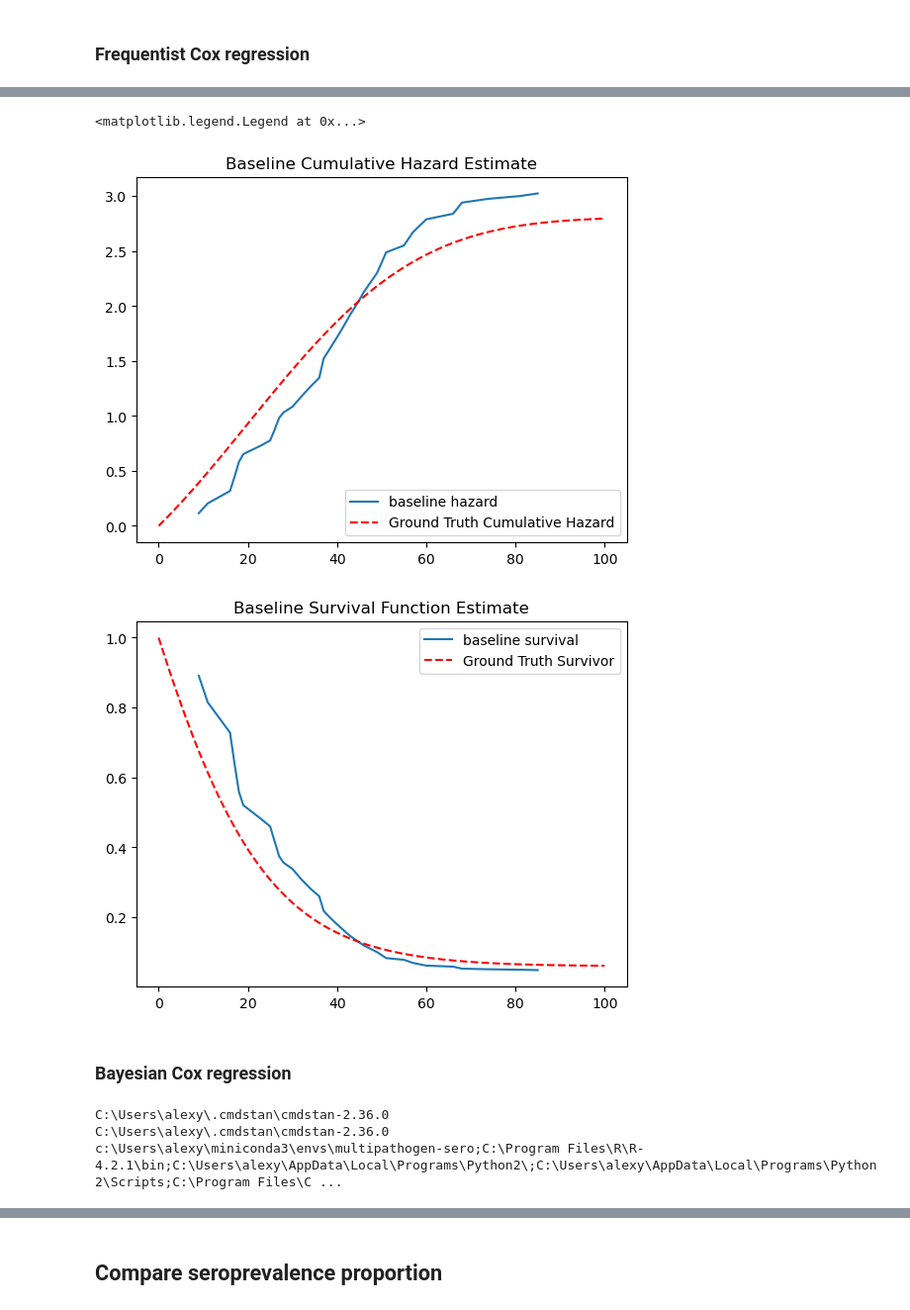
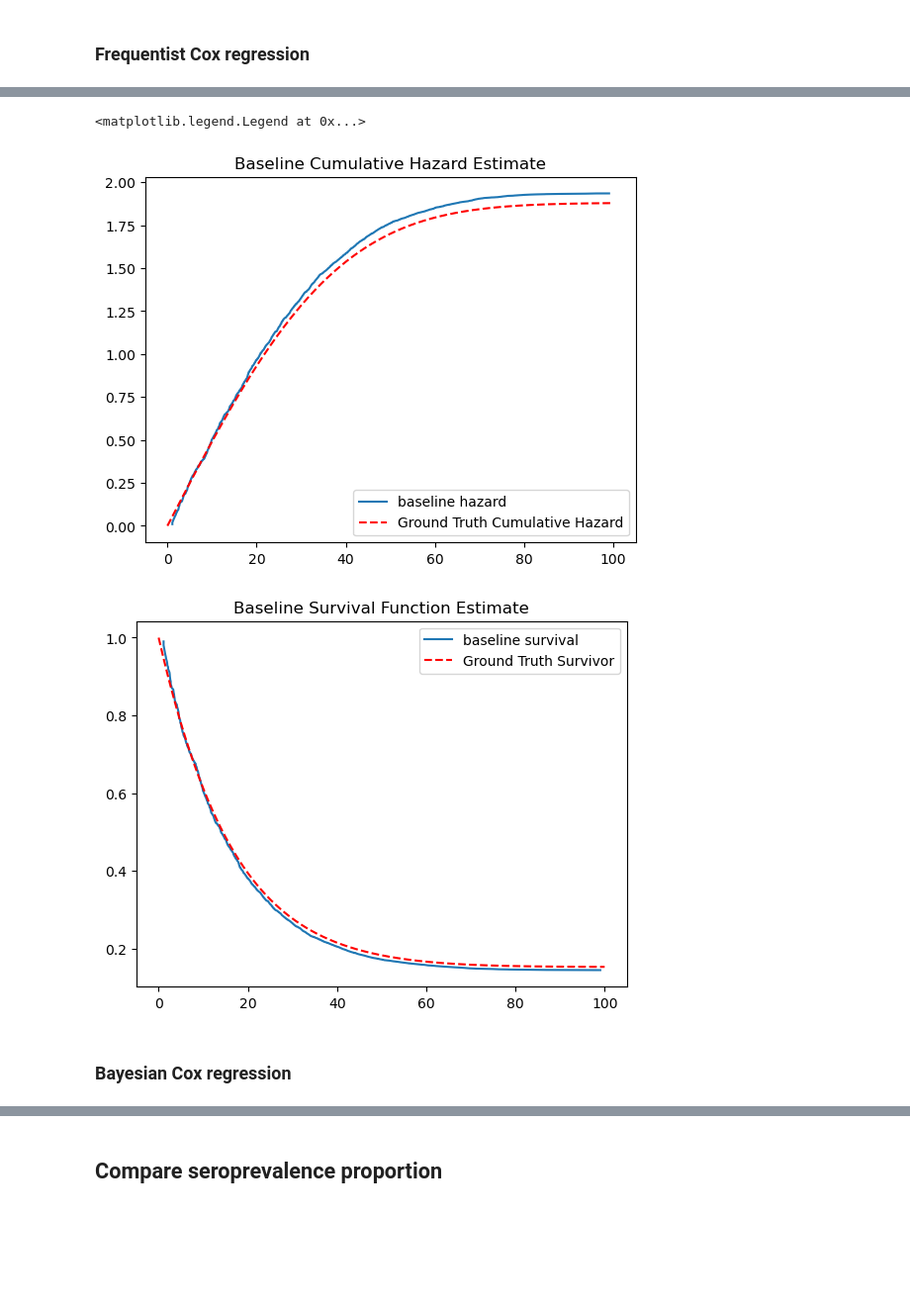
Before and after one commit to aleggs0/multipathogen-sero, a Jupyter notebook: notebooks/simulate_varying_foi.ipynb, the cells around one changed output, grey strips where cells are left out. Shown at 99% size. Saved outputs shown, nothing was run; the diff lists cells and outputs as text; code cells hidden in the pictures; blank space fills up the shorter version.

Commit message:
add seroreversion and mordor analysis

```diff
--- a/notebooks/simulate_varying_foi.ipynb
+++ b/notebooks/simulate_varying_foi.ipynb
@@ -29,7 +33,7 @@ from multipathogen_sero.config import PROJ_ROOT, STAN_DIR
 # Simulation
 ## Simulation parameters
 # %%
-n_people = 1000 #number of individuals n
+n_people = 10000 #number of individuals n
 np.random.seed(42)  # For reproducibility
 birth_times = np.random.uniform(0, 100, size=n_people)  # Random birth times for individuals
 n_pathogens=12 #number of pathogens K
@@ -90,9 +94,8 @@ from scipy.sparse.csgraph import connected_components
 np.random.seed(42)  # For reproducibility
 interaction_indicator = np.random.binomial(1, 0.1, size=(n_pathogens, n_pathogens))
 interaction_indicator[np.arange(n_pathogens), np.arange(n_pathogens)] = 0
-interaction_mat = np.exp(
-    np.random.normal(0, 1, size=(n_pathogens, n_pathogens)) * interaction_indicator
-)
+beta_mat = np.random.normal(0, 1, size=(n_pathogens, n_pathogens)) * interaction_indicator
+interaction_mat = np.exp(beta_mat)
 #plot the interaction matrix as a heatmap
 plt.imshow(np.log(interaction_mat), cmap='viridis', aspect='auto')
 plt.ylabel('Pathogen (seropositive)')
@@ -179,0 +145,14 @@ survey_df_long_discrete = simulation_to_survey_long(
+# %%
+start = time.time()
+simulate_infections_seroreversion_df = simulate_infections_seroreversion(
+    n_people,
+    n_pathogens,
+    foi_list,
+    interaction_mat=interaction_mat,
+    seroreversion_rates=None,
+    birth_times=birth_times,
+    end_times=t_max,
+    max_fois=None,
+    random_seed=42
+)
+print(f"simulate_infections_seroreversion took {time.time() - start:.3f} seconds")
@@ -188,11 +169,13 @@ Warning: using the discrete simulation, there are tied times, but my implementat
 
 ### Making the dataframe
 # %%
-method_to_validate = 'discrete'
+method_to_validate = 'seroreversion'
 if method_to_validate == 'survivor':
     simulation_to_validate = simulate_infections_df_survivor
 elif method_to_validate == 'discrete':
     simulation_to_validate = simulate_infections_df_discrete
+elif method_to_validate == 'seroreversion':
+    simulation_to_validate = simulate_infections_seroreversion_df
 else:
     simulation_to_validate = simulate_infections_df
 
@@ -200,15 +183,13 @@ else:
 # TODO: replace this block with the function call simulation_to_regression_df
 
 #########################
-k_infector = 2       # Infecting pathogen to analyze
-n_people_subsample = min(100, n_people)  # Subsample size for analysis
+k_infector = 1       # Infecting pathogen to analyze
+n_people_subsample = min(10000, n_people)  # Subsample size for analysis
 #########################
-
 
 regression_df_for_pathogen_k = simulation_to_regression_df(
     simulation_to_validate,
     k_infector=k_infector,  # Set to None to include all pathogens, or specify a specific pathogen index
     t_max=t_max
 )
-regression_df_for_pathogen_k_subsampled = regression_df_for_pathogen_k[regression_df_for_pathogen_k["individual"]<n_people_subsample]
-regression_df_for_pathogen_k_subsampled
+regression_df_for_pathogen_k_subsampled = regression_df_for_pathogen_k[regression_df_for_pathogen_k["individual"]<=n_people_subsample]
@@ -243,7 +210,7 @@ ctv.fit(
 
 
 print(f"Number of individuals in the subsample: {len(regression_df_for_pathogen_k_subsampled['individual'].unique())}")
-print(f"Ground truth effect sizes for pathogen {k_infector}: {np.log(interaction_mat[:, k_infector])}")
+print(f"Ground truth effect sizes for pathogen {k_infector}: {np.log(interaction_mat[:, k_infector-1])}")
 print(f"Estimated effect sizes for pathogen {k_infector}: {ctv.params_}")
 print(f"Confidence intervals for pathogen {k_infector}: {ctv.confidence_intervals_}")
 
@@ -254,7 +221,7 @@ print(f"Confidence intervals for pathogen {k_infector}: {ctv.confidence_interval
 ax = ctv.baseline_cumulative_hazard_.plot(title="Baseline Cumulative Hazard Estimate")
 t_grid = np.linspace(0, t_max, 500)
 # Ground truth cumulative hazard: -log(S(t))
-S_theoretical = survivor_list[k_infector](t_grid)
+S_theoretical = survivor_list[k_infector-1](t_grid)
 cumhaz_theoretical = -np.log(S_theoretical)
 ax.plot(t_grid, cumhaz_theoretical, label='Ground Truth Cumulative Hazard', color='red', linestyle='--')
 ax.legend()
@@ -284,6 +251,6 @@ serostatus_11        -1.957678         2.533907
 <matplotlib.legend.Legend at 0x...>
-[figure, old version]
+[figure, new version]
-[figure, old version]
+[figure, new version]
 # %% [markdown]
 ### Bayesian Cox regression
 # %%
@@ -310,8 +294,0 @@ cmdstanpy.set_cmdstan_path(str(Path(os.environ["CONDA_PREFIX"]) / "Library" / "b
-# %%
-print(cmdstanpy.cmdstan_path())
-print(os.environ["CMDSTAN"])
-print(os.environ.get('PATH'))
-# %% [output]
-C:\Users\alexy\.cmdstan\cmdstan-2.36.0
-C:\Users\alexy\.cmdstan\cmdstan-2.36.0
-c:\Users\alexy\miniconda3\envs\multipathogen-sero;C:\Program Files\R\R-4.2.1\bin;C:\Users\alexy\AppData\Local\Programs\Python2\;C:\Users\alexy\AppData\Local\Programs\Python2\Scripts;C:\Program Files\C ...
```
Also changed, not shown: parts of 17 cells of this notebook, 9 other files.
